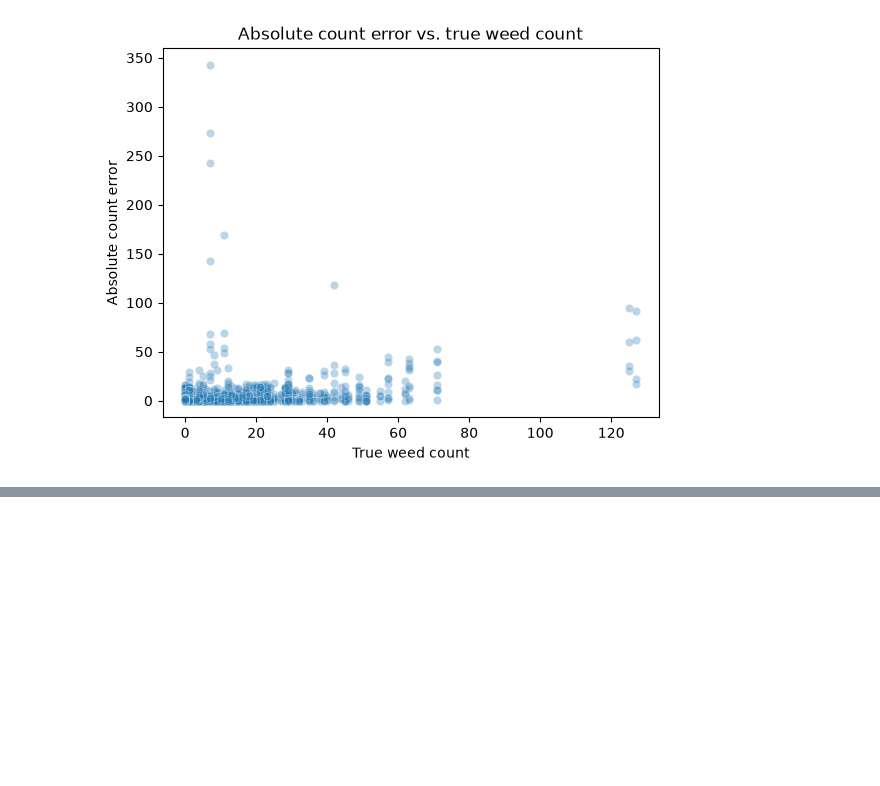
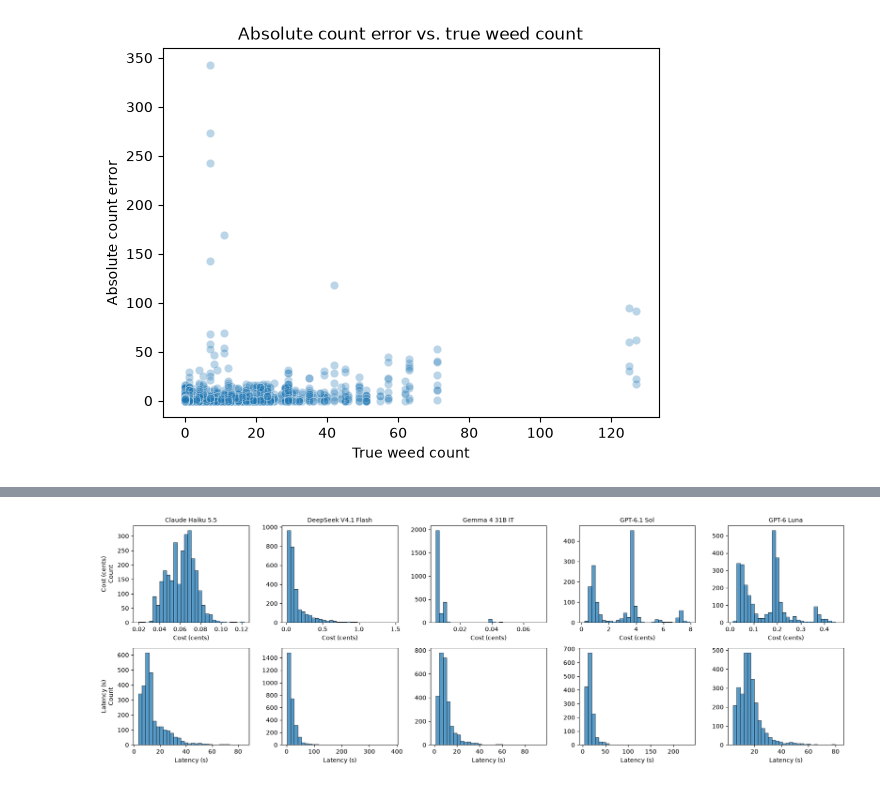
Before and after one commit to al-c7/weedvlm, a Jupyter notebook: notebooks/misc.ipynb, the cells around one changed output, grey strips where cells are left out. Saved outputs shown, nothing was run; the diff lists cells and outputs as text; code cells hidden in the pictures; blank space fills up the shorter version.

```diff
--- a/notebooks/misc.ipynb
+++ b/notebooks/misc.ipynb
@@ -238,0 +514,69 @@ plt.show()
+# %%
+model_names = {
+    "anthropic/claude-haiku-5.5": "Claude Haiku 5.5",
+    "deepseek/deepseek-v4.1-flash": "DeepSeek V4.1 Flash",
+    "google/gemma-4-31b-it": "Gemma 4 31B IT",
+    "openai/gpt-6.1-sol": "GPT-6.1 Sol",
+    "openai/gpt-6-luna": "GPT-6 Luna",
+}
+
+plot_df = (
+    df
+    .with_columns(
+        (pl.col("cost_usd") * 100).alias("cost_cents"),
+        pl.col("model")
+        .replace(model_names)
+        .alias("model_name"),
+    )
+)
+
+models = plot_df["model_name"].unique(maintain_order=True).to_list()
+
+metrics = {
+    "cost_cents": "Cost (cents)",
+    "latency_seconds": "Latency (s)",
+}
+
+fig, axes = plt.subplots(
+    nrows=2,
+    ncols=len(models),
+    figsize=(3.5 * len(models), 6),
+    squeeze=False,
+)
+
+for row, (metric, label) in enumerate(metrics.items()):
+    for col, model in enumerate(models):
+
+        ax = axes[row, col]
+
+        values = (
+            plot_df
+            .filter(pl.col("model_name") == model)
+            .select(metric)
+            .to_series()
+            .drop_nulls()
+            .to_numpy()
+        )
+
+        sns.histplot(
+            values,
+            bins=30,
+            ax=ax,
+        )
+
+        # Model names along top
+        if row == 0:
+            ax.set_title(model, fontsize=10)
+
+        # Metric name on left
+        if col == 0:
+            ax.set_ylabel(f"{label}\nCount")
+        else:
+            ax.set_ylabel("")
+
+        ax.set_xlabel(label)
+
+plt.tight_layout()
+plt.show()
+# %% [output]
+[figure, added]
```
Also changed, not shown: parts of 8 cells of this notebook.
